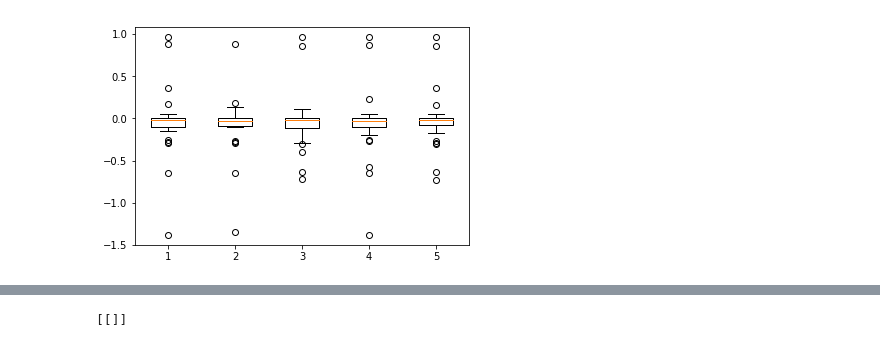
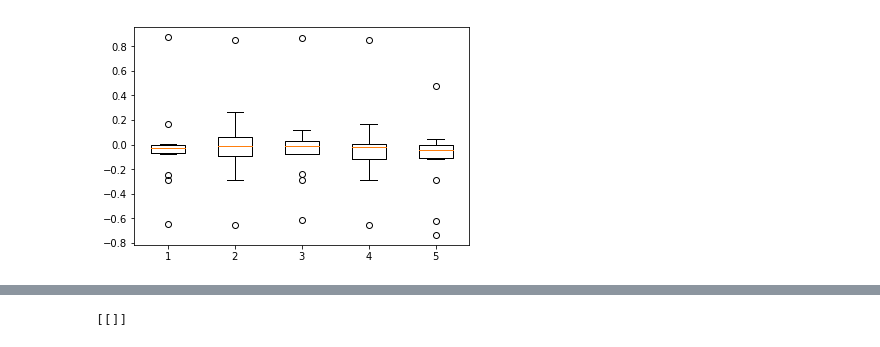
Before and after one commit to Ryan-Amaral/general-game-playing-tpg, a Jupyter notebook: champion-scores/champion-scores.ipynb, the cells around one changed output, grey strips where cells are left out. Saved outputs shown, nothing was run; the diff lists cells and outputs as text; code cells hidden in the pictures.

```diff
--- a/champion-scores/champion-scores.ipynb
+++ b/champion-scores/champion-scores.ipynb
@@ -26,3 +26,22 @@ soloTpgScores = {
      'RoadRunner-v0': 17410, 'Skiing-v0': 0, 'Tennis-v0': 1,'TimePilot-v0': 13540,
      'RoadRunner-v0': 17410,'Tennis-v0': 0,'TimePilot-v0': 13540,
      'UpNDown-v0': 34416,'Venture-v0': 576.7,'WizardOfWor-v0': 5196.7,'Zaxxon-v0': 6233.4}
+# %%
+df = pd.read_csv('15-shrink-vir.txt')
+
+# scores distributions normalized to random and solo tpg
+df = df[df.tpgGen==500]
+
+df.head()
+
+scoreDists = []
+for i in range(len(df)):
+    scoreDists.append([])
+    for j in range(4,19):
+        scoreDists[i].append(
+            ((df.iloc[i,j] - soloRandomScores[df.columns[j][5:]]) /
+             (soloTpgScores[df.columns[j][5:]] -
+                  soloRandomScores[df.columns[j][5:]])).tolist())
+
+plt.boxplot(scoreDists)
+plt.show()
@@ -29,19 +50,19 @@ soloTpgScores = {
 # %%
-df = pd.read_csv('30-noshrink.txt')
+df = pd.read_csv('15-shrink-novir.txt')
 
 # scores distributions normalized to random and solo tpg
-df = df[df.tpgGen==675]
+df = df[df.tpgGen==500]
 
 scoreDists = []
 for i in range(len(df)):
     scoreDists.append([])
-    for j in range(4,34):
+    for j in range(4,19):
         scoreDists[i].append(
             ((df.iloc[i,j] - soloRandomScores[df.columns[j][5:]]) /
              (soloTpgScores[df.columns[j][5:]] -
                   soloRandomScores[df.columns[j][5:]])).tolist())
 
 plt.boxplot(scoreDists)
 plt.show()
 # %% [output]
-[figure, old version]
+[figure, new version]
```
Also changed, not shown: parts of 4 cells of this notebook, 16 other files.
